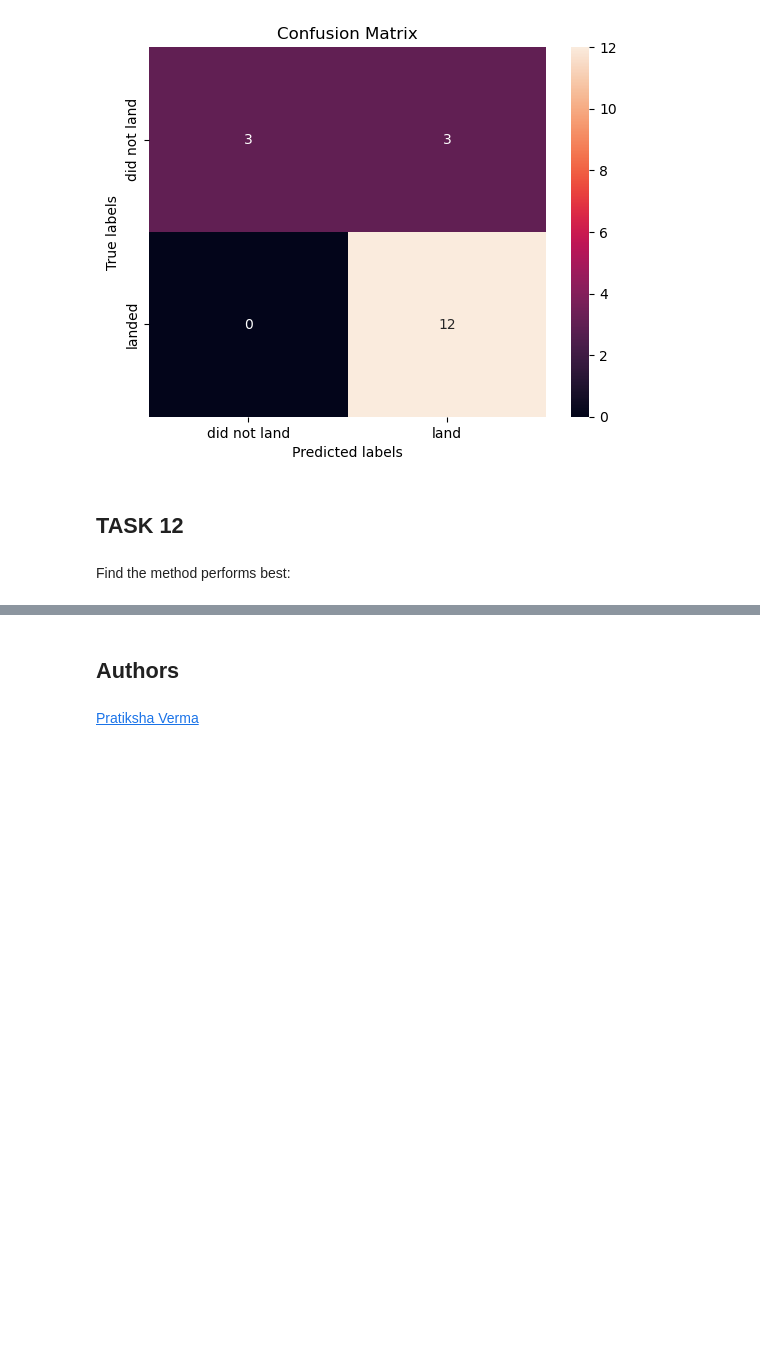
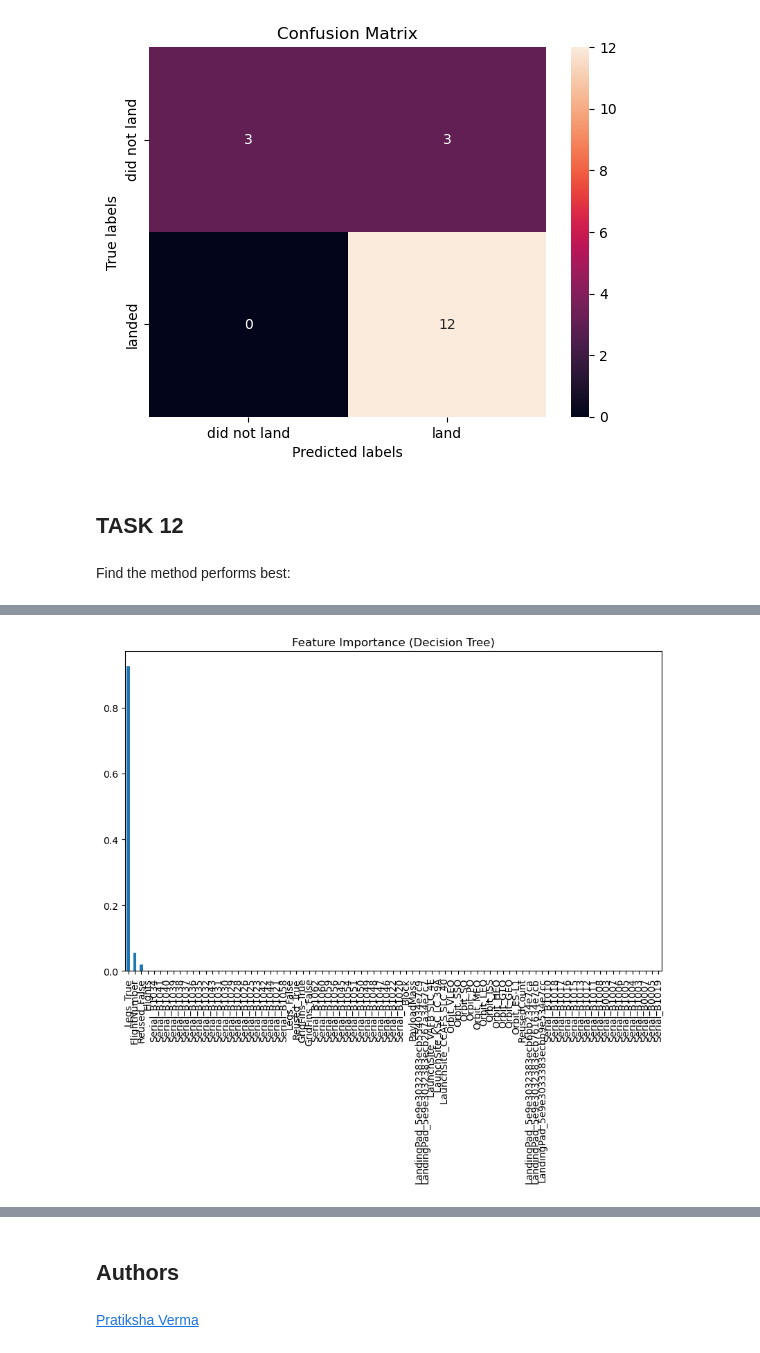
Before and after one commit to WolfgangHuang/ibmdatasciencecourse, a Jupyter notebook: capstone8-SpaceX-Machine-Learning-Prediction-Part-5_WH.ipynb, the cells around one changed output, grey strips where cells are left out. Cells and saved outputs as stored; diff of their text form; code cells hidden in the pictures; blank space fills up the shorter version.

```diff
--- a/capstone8-SpaceX-Machine-Learning-Prediction-Part-5_WH.ipynb
+++ b/capstone8-SpaceX-Machine-Learning-Prediction-Part-5_WH.ipynb
@@ -376,0 +426,10 @@ Find the method performs best:
+# %%
+feature_names = X_train.columns
+
+feature_importance = pd.Series(tree2.feature_importances_, index=feature_names)
+
+feature_importance.sort_values(ascending=False).plot(kind='bar', figsize=(10, 6))
+plt.title("Feature Importance (Decision Tree)")
+plt.show()
+# %% [output]
+[figure, added]
```
Also changed, not shown: parts of 17 cells of this notebook, 4 other files.
